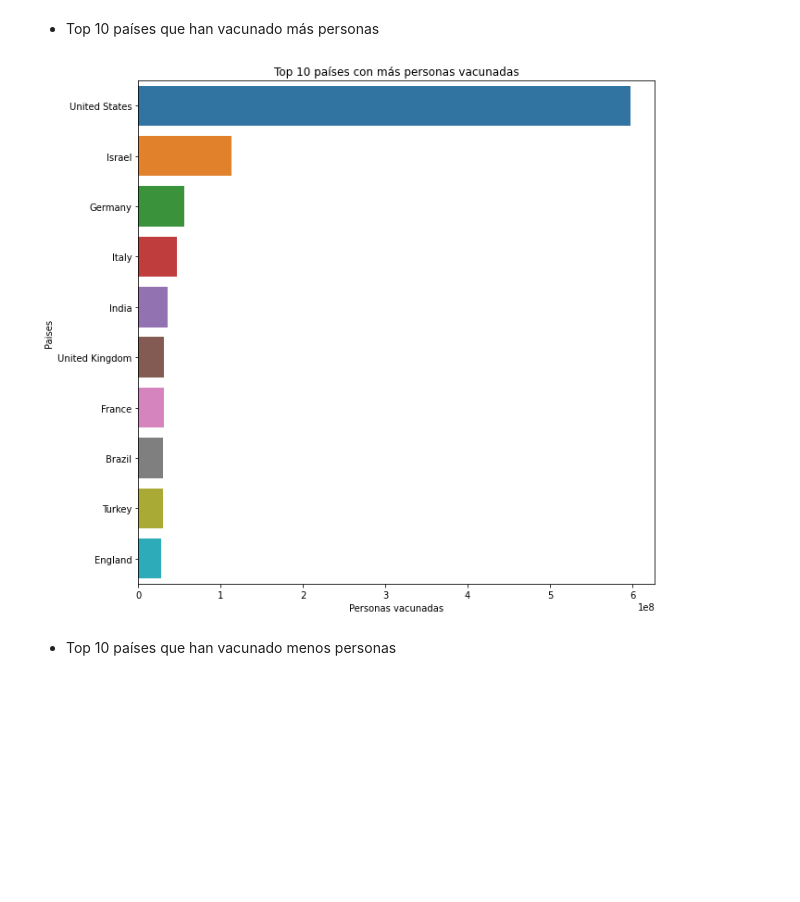
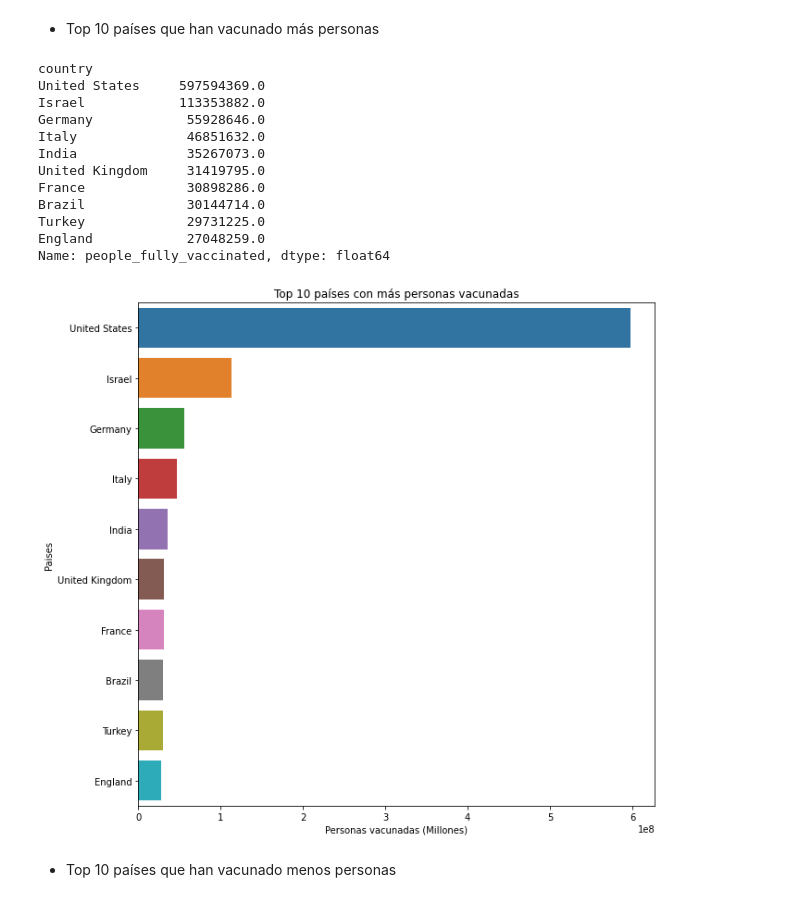
Before and after one commit to dapariciom/BEDU-procesamiento-de-datos-con-python-proyecto, a Jupyter notebook: Proyecto_Vacunas.ipynb, the cells around one changed output. Saved outputs shown, nothing was run; the diff lists cells and outputs as text; code cells hidden in the pictures; blank space fills up the shorter version.

```diff
--- a/Proyecto_Vacunas.ipynb
+++ b/Proyecto_Vacunas.ipynb
@@ -408,17 +432,29 @@ daily_porcentajes_menor_plot_bars(top_10_menor_porcentaje)
 * Top 10 países que han vacunado más personas
 # %%
 top_10_mas_personas_vacunadas = world_people_fully_vaccinated = df_vaccinations.groupby('country')['people_fully_vaccinated'].sum().sort_values(ascending=False).head(10)
-top_10_mas_personas_vacunadas
+print(top_10_mas_personas_vacunadas)
 
 def daily_mas_personas_vacunadas_plot_bars(value):
     fig, ax = plt.subplots(figsize=(10, 10))
     ax.set_title('Top 10 países con más personas vacunadas')
     sns.barplot(value, value.index, ax=ax)
     ax.set(ylabel='Paises', xlabel='Personas vacunadas (Millones)')
 
 daily_mas_personas_vacunadas_plot_bars(top_10_mas_personas_vacunadas)
 # %% [output]
+country
+United States     597594369.0
+Israel            113353882.0
+Germany            55928646.0
+Italy              46851632.0
+India              35267073.0
+United Kingdom     31419795.0
+France             30898286.0
+Brazil             30144714.0
+Turkey             29731225.0
+England            27048259.0
+Name: people_fully_vaccinated, dtype: float64
-[figure, old version]
+[figure, new version]
 # %% [markdown]
 * Top 10 países que han vacunado menos personas
 # %%
```
Also changed, not shown: parts of 3 cells of this notebook.
